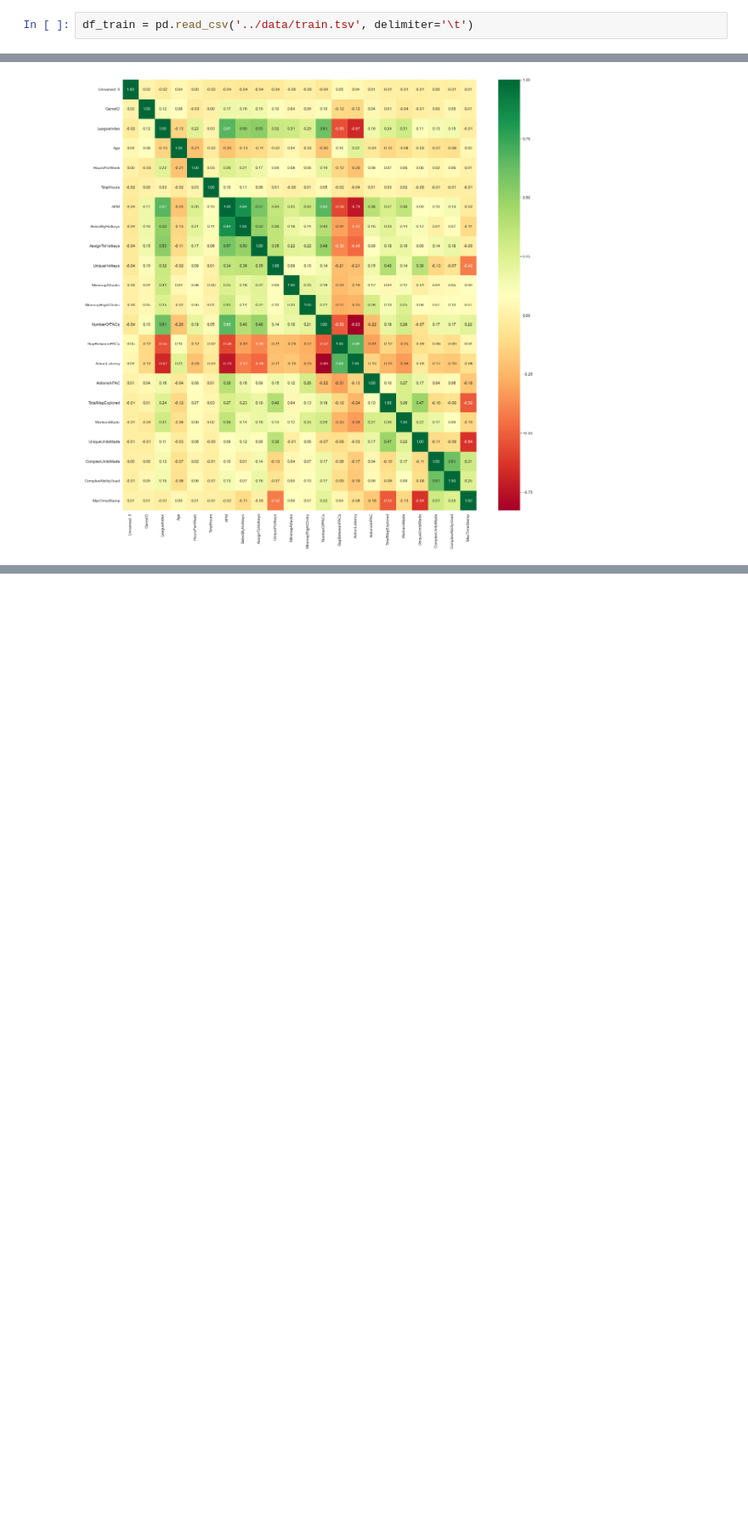
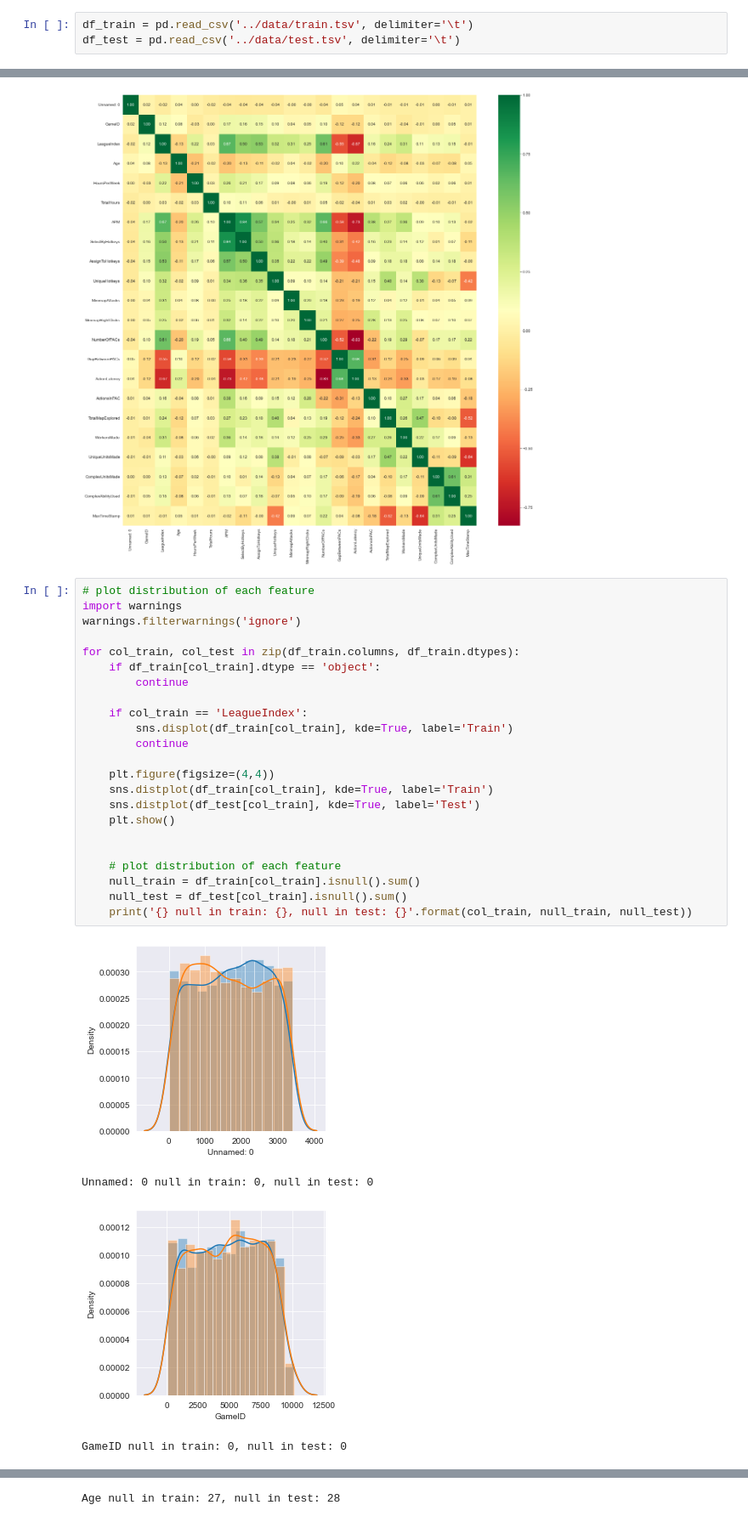
Before and after one commit to sugarl-sudo/data_final, a Jupyter notebook: src/data_analy.ipynb, the cells around one changed output, grey strips where cells are left out. Shown at 85% size. Cells and saved outputs as stored; diff of their text form; blank space fills up the shorter version.

```diff
--- a/src/data_analy.ipynb
+++ b/src/data_analy.ipynb
@@ -4,6 +4,7 @@ import matplotlib.pyplot as plt
 import seaborn as sns
 # %%
 df_train = pd.read_csv('../data/train.tsv', delimiter='\t')
+df_test = pd.read_csv('../data/test.tsv', delimiter='\t')
 # %%
 # Correlation matrix
 corr = df_train.corr()
@@ -13,3 +14,31 @@ sns.heatmap(corr, xticklabels=corr.columns, yticklabels=corr.columns, cmap='RdYl
 plt.show()
 # %% [output]
 [figure]
+# %%
+# plot distribution of each feature
+import warnings
+warnings.filterwarnings('ignore')
+
+for col_train, col_test in zip(df_train.columns, df_train.dtypes):
+    if df_train[col_train].dtype == 'object':
+        continue
+
+    if col_train == 'LeagueIndex':
+        sns.displot(df_train[col_train], kde=True, label='Train')
+        continue
+
+    plt.figure(figsize=(4,4))
+    sns.distplot(df_train[col_train], kde=True, label='Train')
+    sns.distplot(df_test[col_train], kde=True, label='Test')
+    plt.show()
+
+
+    # plot distribution of each feature
+    null_train = df_train[col_train].isnull().sum()
+    null_test = df_test[col_train].isnull().sum()
+    print('{} null in train: {}, null in test: {}'.format(col_train, null_train, null_test))
+# %% [output]
+[figure, added]
+Unnamed: 0 null in train: 0, null in test: 0
+[figure, added]
+GameID null in train: 0, null in test: 0
@@ -15,0 +47 @@ plt.show()
+Age null in train: 27, null in test: 28
```
Also changed, not shown: parts of 1 cell of this notebook.
